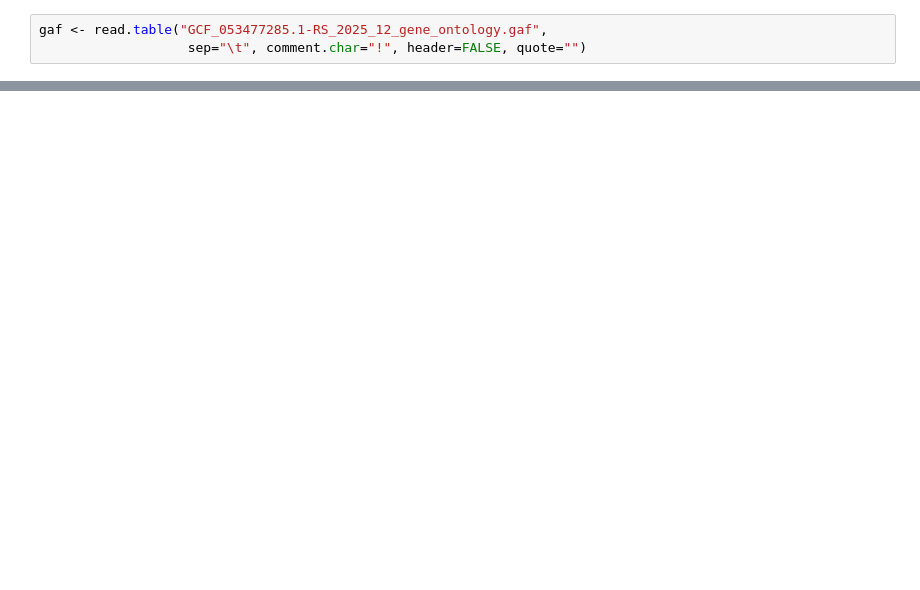
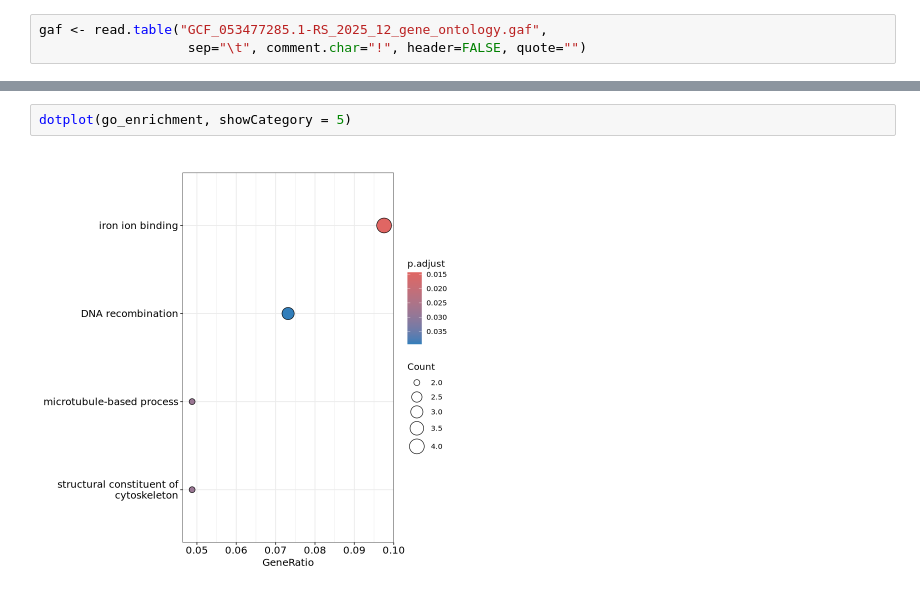
Before and after one commit to MatthewMcGregor-BINF/Selected_Projects, a Jupyter notebook: eastern_oyster_transcriptome.ipynb, the cells around one changed output, grey strips where cells are left out. Drawn from its saved outputs; the diff is of its cells as text; blank space fills up the shorter version.

```diff
--- a/eastern_oyster_transcriptome.ipynb
+++ b/eastern_oyster_transcriptome.ipynb
@@ -464,0 +601,4 @@ A data.frame: 6 × 17
+# %%
+dotplot(go_enrichment, showCategory = 5)
+# %% [output]
+[figure, added]
```
Also changed, not shown: parts of 42 cells of this notebook.
